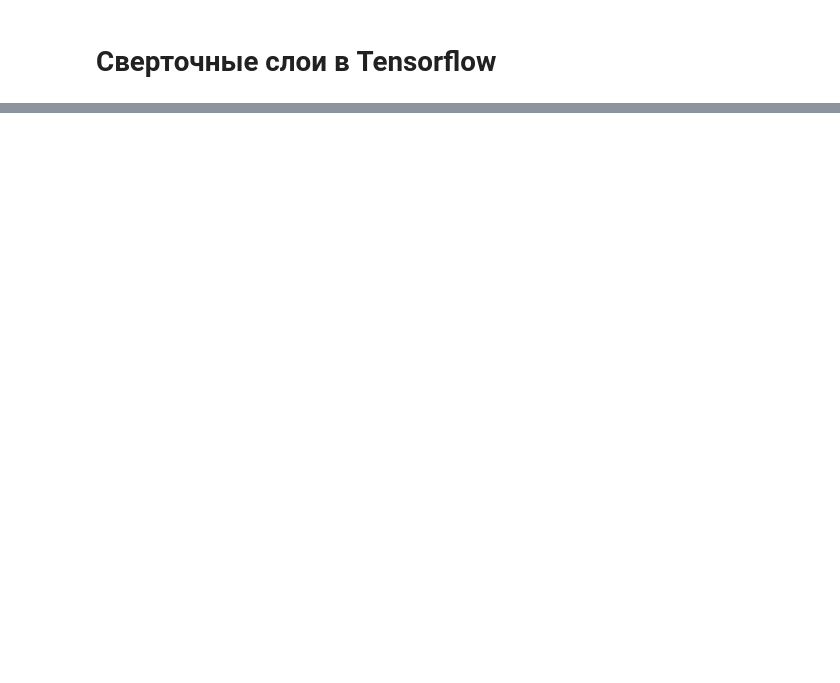
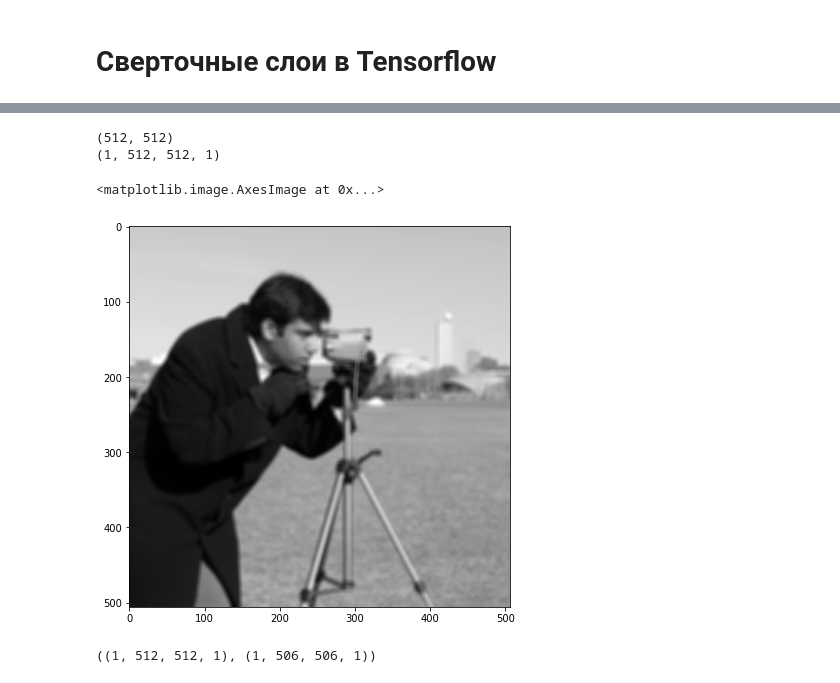
Before and after one commit to adwiza/datascience_skillbox, a Jupyter notebook: 28. NN CV TF 1.ipynb, the cells around one changed output, grey strips where cells are left out. Drawn from its saved outputs; the diff is of its cells as text; code cells hidden in the pictures; blank space fills up the shorter version.

```diff
--- a/28. NN CV TF 1.ipynb
+++ b/28. NN CV TF 1.ipynb
@@ -47,0 +122,29 @@ _ = conv_layer(signal)
+# %%
+print(image.shape)
+image = image[None, ..., None] # так тоже можно добавлять дополнительные размерности
+print(image.shape)
+image = image.astype(np.float32) / 255. # обязательно приводим к float
+# %% [output]
+(512, 512)
+(1, 512, 512, 1)
+# %%
+conv_layer = Conv2D(kernel_size=(7, 7), filters=1, use_bias=False) # используем фильтр размера (7, 7)
+                                                                   # и т.к. мы хотим на выходе получить одноканальное
+                                                                   # изображение укажем количество каналов на выходе = 1
+_ = conv_layer(image) # чтобы получить доступ ко всем весам слоя нужно этим воспользоваться.
+# %%
+kernel = np.ones((7, 7, 1, 1)) * 1./49 # усредняем значение всех пикселов, которые попали в окошко (7, 7)
+conv_layer.set_weights([kernel])
+
+blur_image = conv_layer(image).numpy()
+plt.figure(figsize=(7, 7))
+plt.imshow(blur_image[0, :, :, 0], cmap='gray')
+# %% [output]
+<matplotlib.image.AxesImage at 0x...>
+[figure, added]
+# %%
+# обратите внимание на размеры:
+image.shape, blur_image.shape
+# свертка размера 7 без паддинга съест по 3 пиксела с каждой стороны -- 512 - 3*2 = 506
+# %% [output]
+((1, 512, 512, 1), (1, 506, 506, 1))
```
Also changed, not shown: parts of 20 cells of this notebook, 9 other files.
